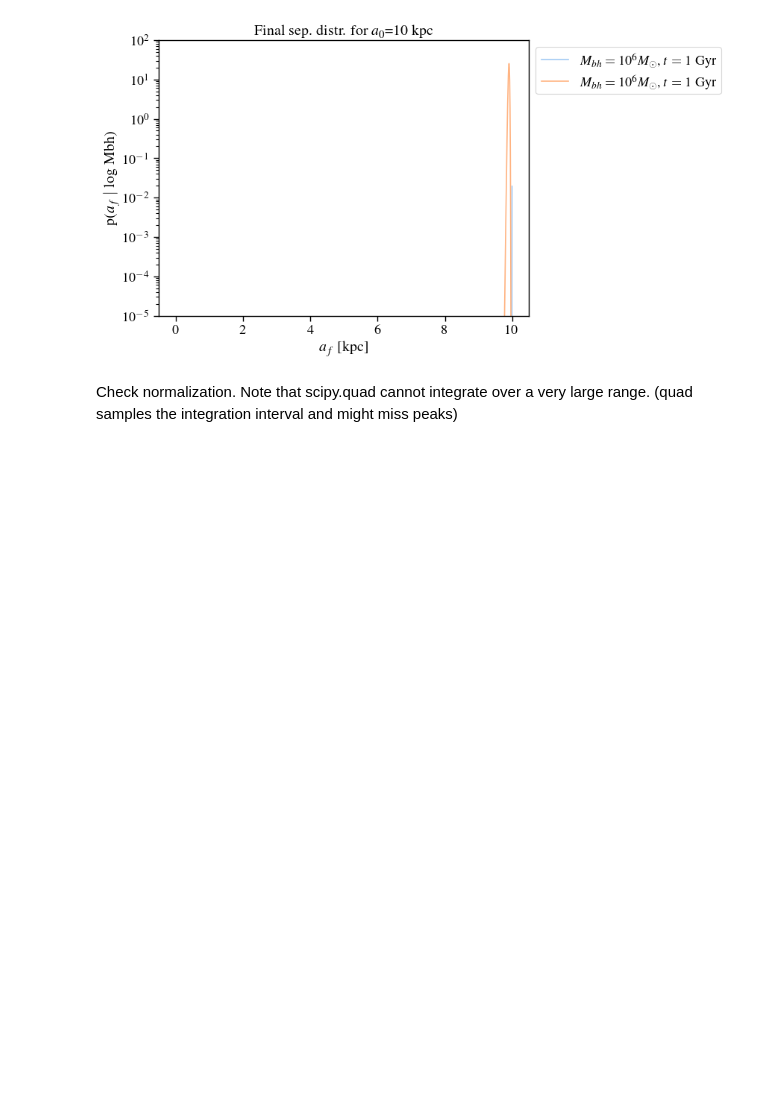
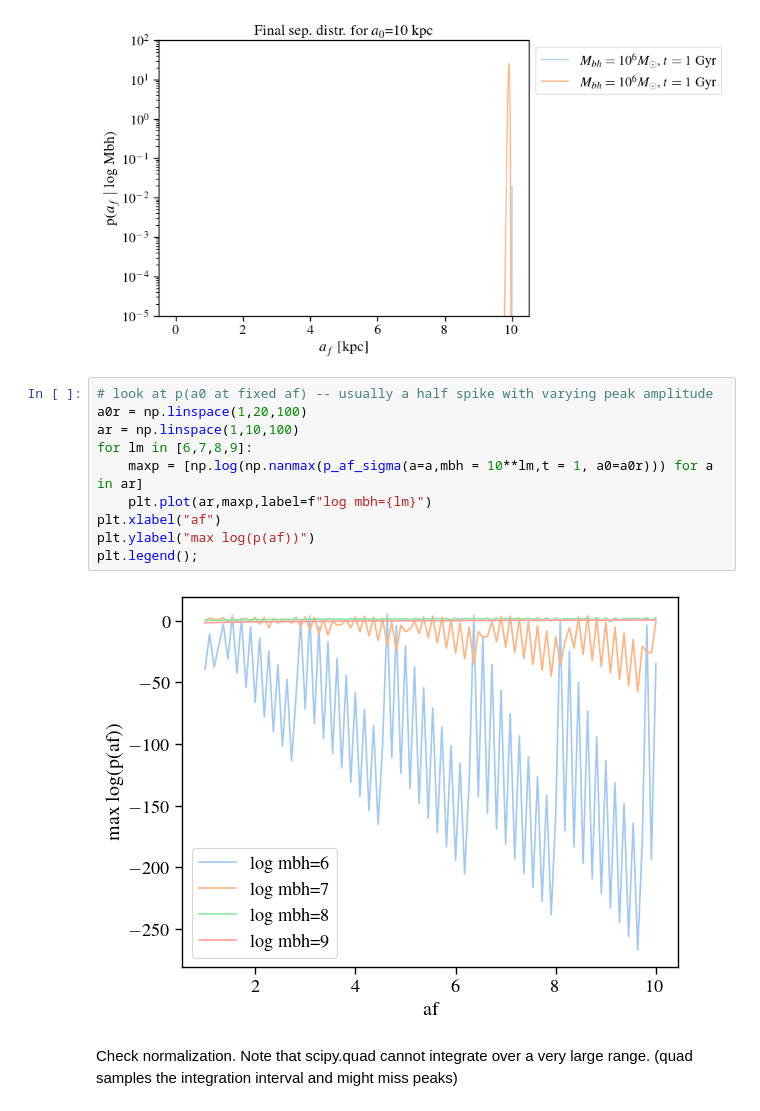
Before and after one commit to insepien/dftime, a Jupyter notebook: notebook/analytics.ipynb, the cells around one changed output. Cells and saved outputs as stored; diff of their text form; blank space fills up the shorter version.

```diff
--- a/notebook/analytics.ipynb
+++ b/notebook/analytics.ipynb
@@ -35,6 +35,18 @@ plt.ylim((1e-5,1e2))
 plt.legend(bbox_to_anchor=(1,1));
 # %% [output]
 [figure]
+# %%
+# look at p(a0 at fixed af) -- usually a half spike with varying peak amplitude
+a0r = np.linspace(1,20,100)
+ar = np.linspace(1,10,100)
+for lm in [6,7,8,9]:
+    maxp = [np.log(np.nanmax(p_af_sigma(a=a,mbh = 10**lm,t = 1, a0=a0r))) for a in ar]
+    plt.plot(ar,maxp,label=f"log mbh={lm}")
+plt.xlabel("af")
+plt.ylabel("max log(p(af))")
+plt.legend();
+# %% [output]
+[figure, added]
 # %% [markdown]
 Check normalization. Note that scipy.quad cannot integrate over a very large range. (quad samples the integration interval and might miss peaks)
 # %%
```
Also changed, not shown: 3 other files.
